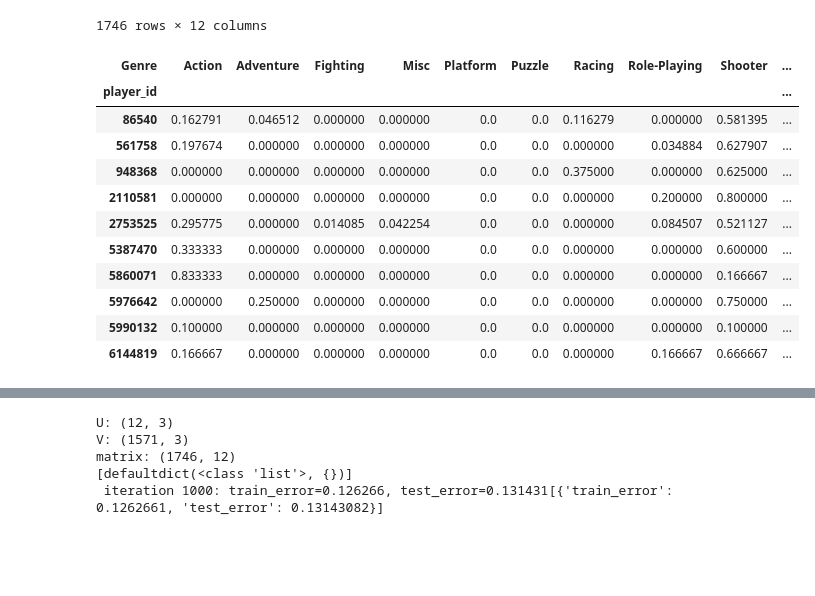
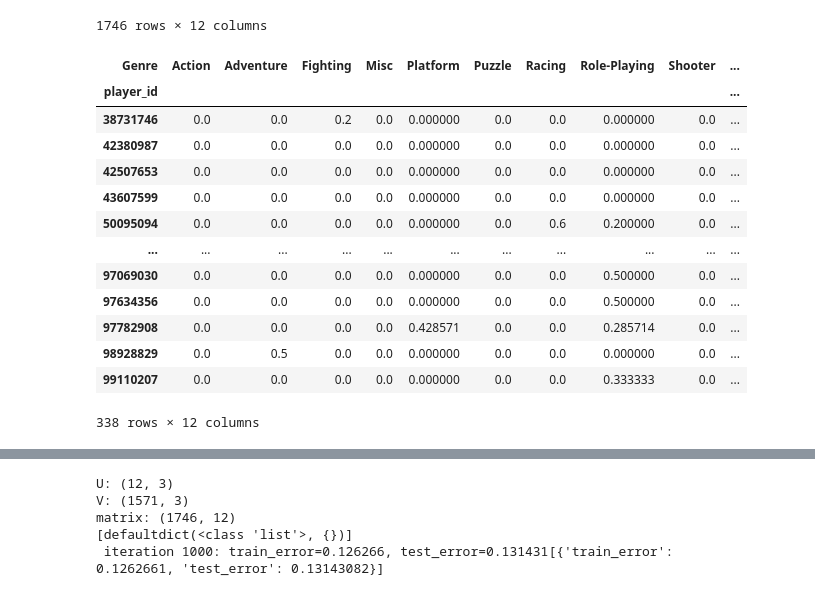
Before and after one commit to Ichak21/Equipe3_Scale_Game, a Jupyter notebook: david_notebook/data_preparation_test.ipynb, the cells around one changed output, grey strips where cells are left out. Saved outputs shown, nothing was run; the diff lists cells and outputs as text; code cells hidden in the pictures; blank space fills up the shorter version.

```diff
--- a/david_notebook/data_preparation_test.ipynb
+++ b/david_notebook/data_preparation_test.ipynb
@@ -10,6 +14,6 @@ tf.logging.set_verbosity(tf.logging.ERROR)
 # %%
-sales = pd.read_csv("DataSet/start_vgsales.csv")
-steam = pd.read_csv("./DataSet/start_steam-200k.csv", header=None).iloc[:,:-1]
+sales = pd.read_csv("../DataSet/start_vgsales.csv")
+steam = pd.read_csv("../DataSet/start_steam-200k.csv", header=None).iloc[:,:-1]
 steam.columns = ["player_id", "game_title", "type", "value"]
 # %%
 steam = steam[steam["type"] == "purchase"]
@@ -48,20 +52,22 @@ pivoted
 1746 rows × 12 columns
 # %%
 pivoted = pivoted.apply(lambda x: x/sum(x), axis=1)
-pivoted.head(10)
+pivoted[pivoted["Shooter"] == 0]
 # %% [output]
 | Genre | Action | Adventure | Fighting | Misc | Platform | Puzzle | Racing | Role-Playing | Shooter | ... |
 | player_id |  |  |  |  |  |  |  |  |  | ... |
-| 86540 | 0.162791 | 0.046512 | 0.000000 | 0.000000 | 0.0 | 0.0 | 0.116279 | 0.000000 | 0.581395 | ... |
-| 561758 | 0.197674 | 0.000000 | 0.000000 | 0.000000 | 0.0 | 0.0 | 0.000000 | 0.034884 | 0.627907 | ... |
-| 948368 | 0.000000 | 0.000000 | 0.000000 | 0.000000 | 0.0 | 0.0 | 0.375000 | 0.000000 | 0.625000 | ... |
-| 2110581 | 0.000000 | 0.000000 | 0.000000 | 0.000000 | 0.0 | 0.0 | 0.000000 | 0.200000 | 0.800000 | ... |
-| 2753525 | 0.295775 | 0.000000 | 0.014085 | 0.042254 | 0.0 | 0.0 | 0.000000 | 0.084507 | 0.521127 | ... |
-| 5387470 | 0.333333 | 0.000000 | 0.000000 | 0.000000 | 0.0 | 0.0 | 0.000000 | 0.000000 | 0.600000 | ... |
-| 5860071 | 0.833333 | 0.000000 | 0.000000 | 0.000000 | 0.0 | 0.0 | 0.000000 | 0.000000 | 0.166667 | ... |
-| 5976642 | 0.000000 | 0.250000 | 0.000000 | 0.000000 | 0.0 | 0.0 | 0.000000 | 0.000000 | 0.750000 | ... |
-| 5990132 | 0.100000 | 0.000000 | 0.000000 | 0.000000 | 0.0 | 0.0 | 0.000000 | 0.000000 | 0.100000 | ... |
-| 6144819 | 0.166667 | 0.000000 | 0.000000 | 0.000000 | 0.0 | 0.0 | 0.000000 | 0.166667 | 0.666667 | ... |
+| 38731746 | 0.0 | 0.0 | 0.2 | 0.0 | 0.000000 | 0.0 | 0.0 | 0.000000 | 0.0 | ... |
+| 42380987 | 0.0 | 0.0 | 0.0 | 0.0 | 0.000000 | 0.0 | 0.0 | 0.000000 | 0.0 | ... |
+| 42507653 | 0.0 | 0.0 | 0.0 | 0.0 | 0.000000 | 0.0 | 0.0 | 0.000000 | 0.0 | ... |
+| 43607599 | 0.0 | 0.0 | 0.0 | 0.0 | 0.000000 | 0.0 | 0.0 | 0.000000 | 0.0 | ... |
+| 50095094 | 0.0 | 0.0 | 0.0 | 0.0 | 0.000000 | 0.0 | 0.6 | 0.200000 | 0.0 | ... |
+| ... | ... | ... | ... | ... | ... | ... | ... | ... | ... | ... |
+| 97069030 | 0.0 | 0.0 | 0.0 | 0.0 | 0.000000 | 0.0 | 0.0 | 0.500000 | 0.0 | ... |
+| 97634356 | 0.0 | 0.0 | 0.0 | 0.0 | 0.000000 | 0.0 | 0.0 | 0.500000 | 0.0 | ... |
+| 97782908 | 0.0 | 0.0 | 0.0 | 0.0 | 0.428571 | 0.0 | 0.0 | 0.285714 | 0.0 | ... |
+| 98928829 | 0.0 | 0.5 | 0.0 | 0.0 | 0.000000 | 0.0 | 0.0 | 0.000000 | 0.0 | ... |
+| 99110207 | 0.0 | 0.0 | 0.0 | 0.0 | 0.000000 | 0.0 | 0.0 | 0.333333 | 0.0 | ... |
+338 rows × 12 columns
 # %%
 pivoted.sum()
 # %% [output]
```
Also changed, not shown: parts of 1 cell of this notebook, 3 other files.
